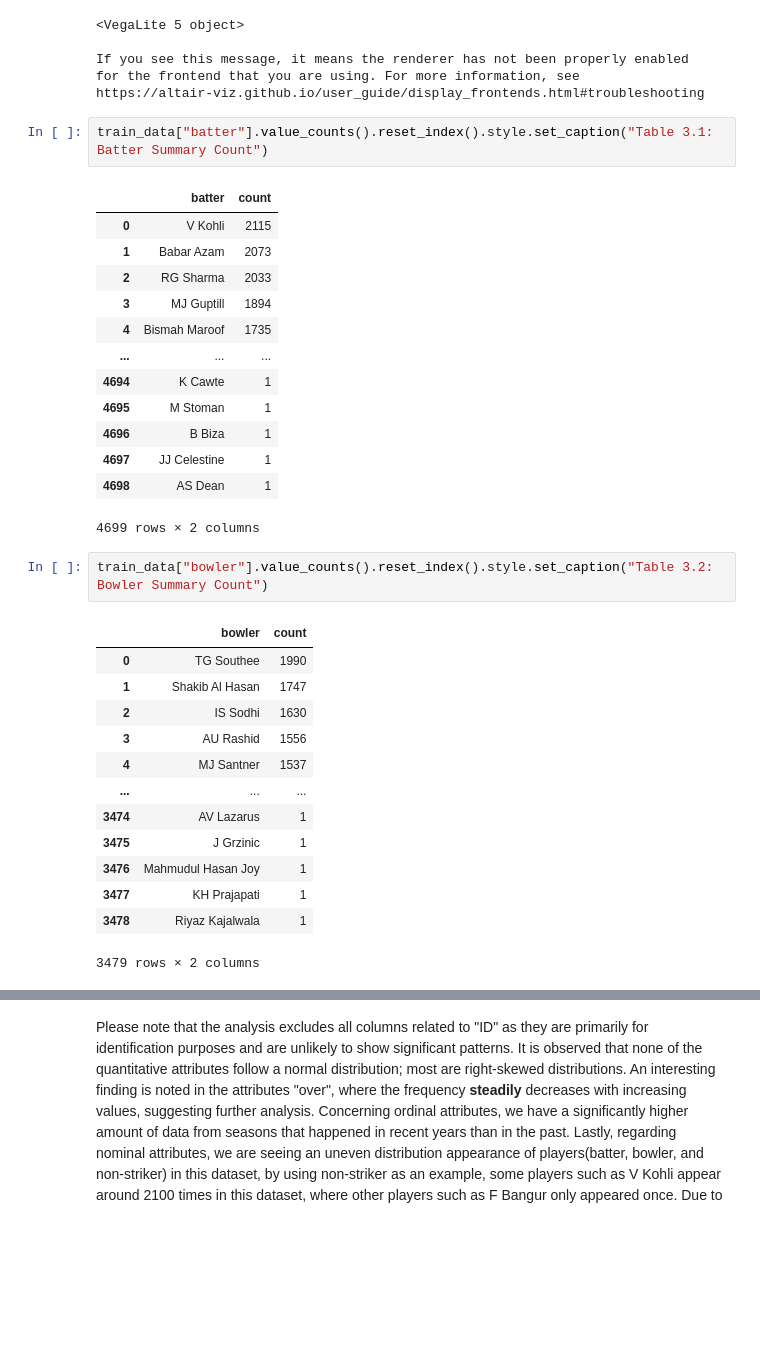
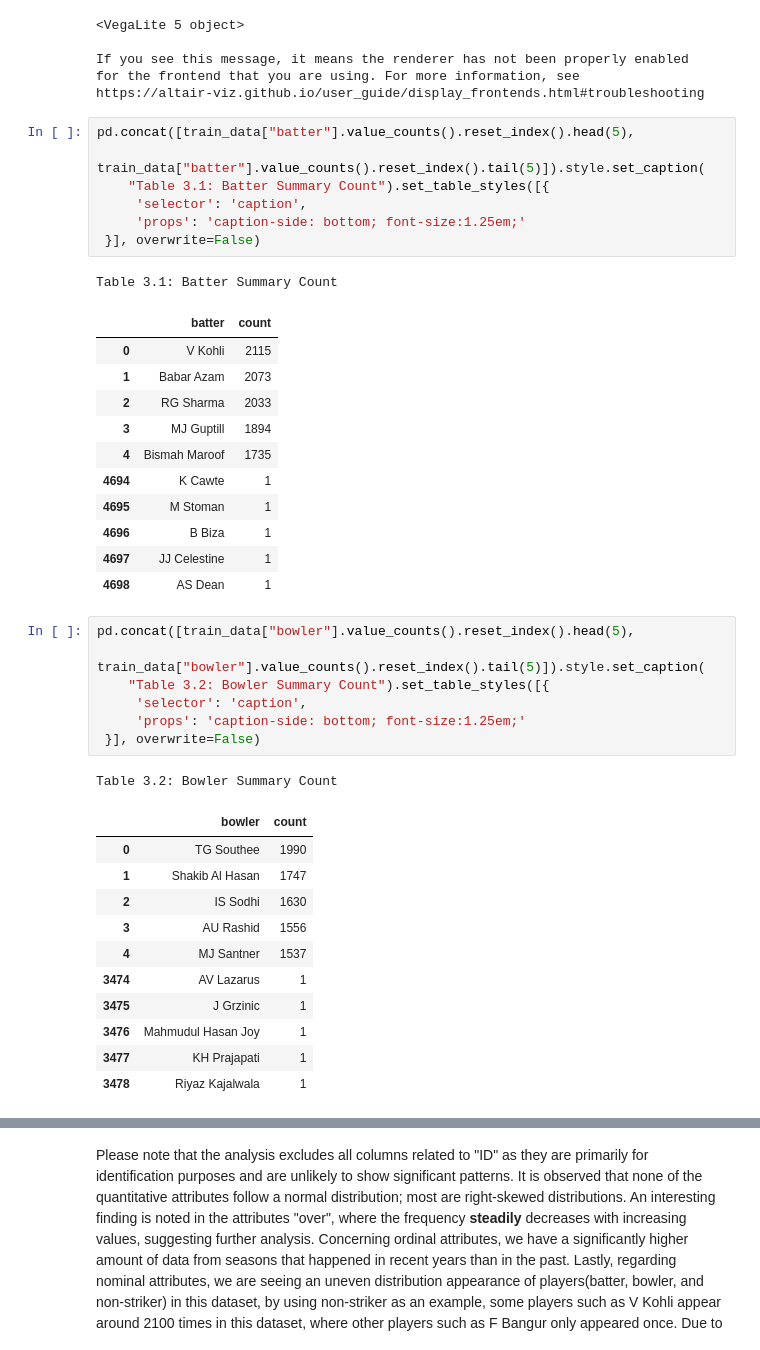
Before and after one commit to DSCI-310-2024/DSCI-310-Group-11-Cricket-Analysis, a Jupyter notebook: cricket_analysis.ipynb, the cells around one changed output, grey strips where cells are left out. Cells and saved outputs as stored; diff of their text form; blank space fills up the shorter version.

Commit message:
Fix table captions

```diff
--- a/cricket_analysis.ipynb
+++ b/cricket_analysis.ipynb
@@ -163,35 +169,43 @@ If you see this message, it means the renderer has not been properly enabled
 for the frontend that you are using. For more information, see
 https://altair-viz.github.io/user_guide/display_frontends.html#troubleshooting
 # %%
-train_data["batter"].value_counts().reset_index().style.set_caption("Table 3.1: Batter Summary Count")
+pd.concat([train_data["batter"].value_counts().reset_index().head(5),
+           train_data["batter"].value_counts().reset_index().tail(5)]).style.set_caption(
+    "Table 3.1: Batter Summary Count").set_table_styles([{
+     'selector': 'caption',
+     'props': 'caption-side: bottom; font-size:1.25em;'
+ }], overwrite=False)
 # %% [output]
+Table 3.1: Batter Summary Count
 |  | batter | count |
 | 0 | V Kohli | 2115 |
 | 1 | Babar Azam | 2073 |
 | 2 | RG Sharma | 2033 |
 | 3 | MJ Guptill | 1894 |
 | 4 | Bismah Maroof | 1735 |
-| ... | ... | ... |
 | 4694 | K Cawte | 1 |
 | 4695 | M Stoman | 1 |
 | 4696 | B Biza | 1 |
 | 4697 | JJ Celestine | 1 |
 | 4698 | AS Dean | 1 |
-4699 rows × 2 columns
 # %%
-train_data["bowler"].value_counts().reset_index().style.set_caption("Table 3.2: Bowler Summary Count")
+pd.concat([train_data["bowler"].value_counts().reset_index().head(5),
+           train_data["bowler"].value_counts().reset_index().tail(5)]).style.set_caption(
+    "Table 3.2: Bowler Summary Count").set_table_styles([{
+     'selector': 'caption',
+     'props': 'caption-side: bottom; font-size:1.25em;'
+ }], overwrite=False)
 # %% [output]
+Table 3.2: Bowler Summary Count
 |  | bowler | count |
 | 0 | TG Southee | 1990 |
 | 1 | Shakib Al Hasan | 1747 |
 | 2 | IS Sodhi | 1630 |
 | 3 | AU Rashid | 1556 |
 | 4 | MJ Santner | 1537 |
-| ... | ... | ... |
 | 3474 | AV Lazarus | 1 |
 | 3475 | J Grzinic | 1 |
 | 3476 | Mahmudul Hasan Joy | 1 |
 | 3477 | KH Prajapati | 1 |
 | 3478 | Riyaz Kajalwala | 1 |
-3479 rows × 2 columns
 # %%
```
Also changed, not shown: parts of 10 cells of this notebook.
